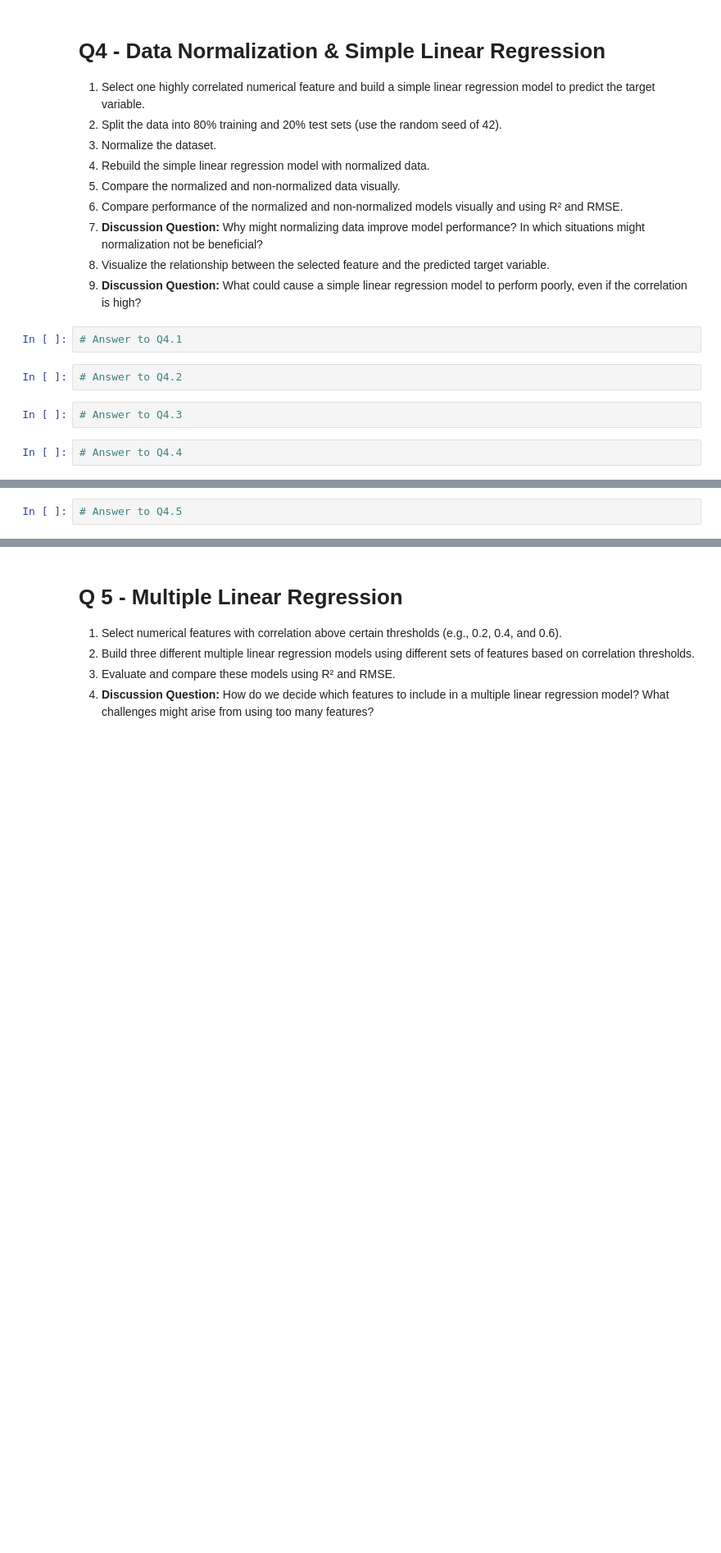
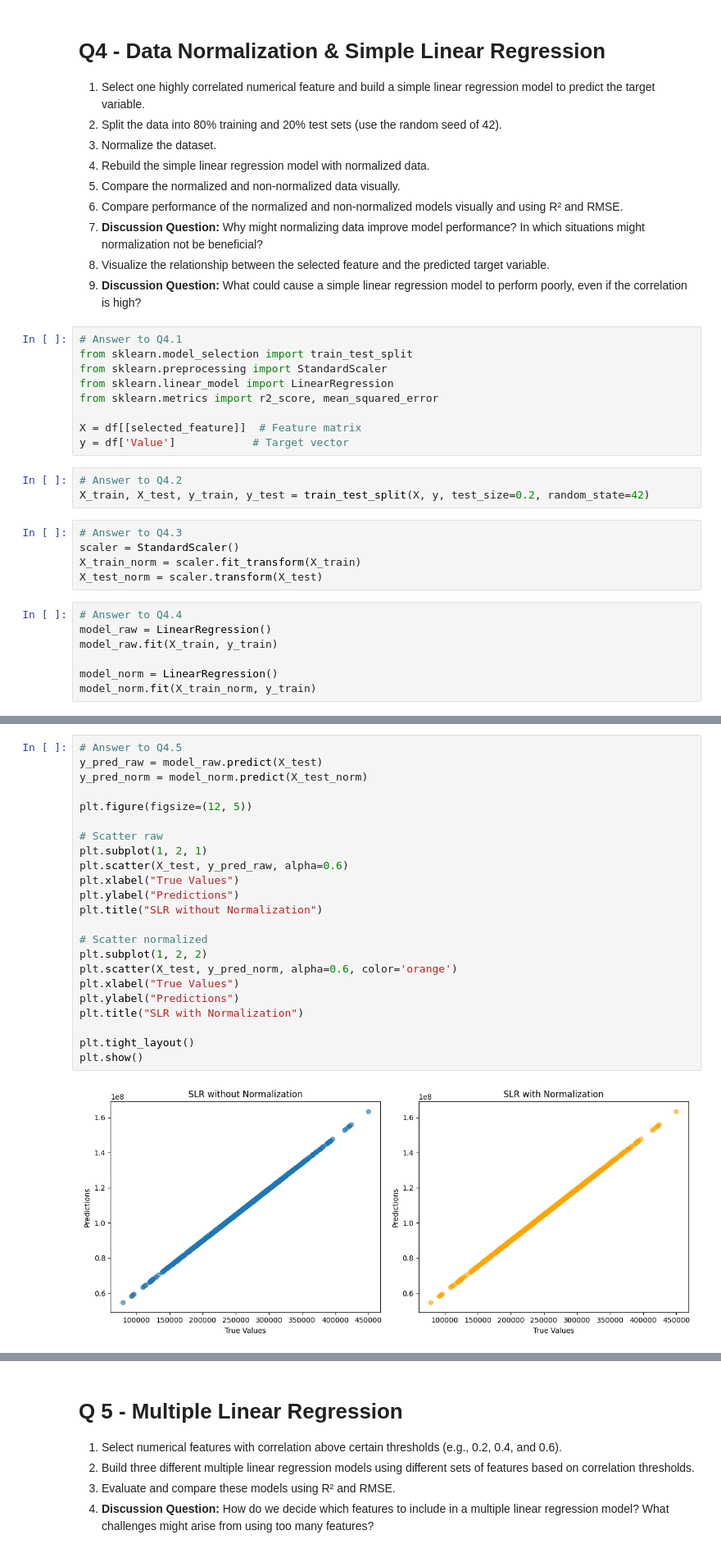
Before and after one commit to issarmank/ds3000-assignment1-linear-regression, a Jupyter notebook: Assignment 1_Linear Regression.ipynb, the cells around one changed output, grey strips where cells are left out. Shown: that part at 82% size. Cells and saved outputs as stored; diff of their text form; blank space fills up the shorter version.

```diff
--- a/Assignment 1_Linear Regression.ipynb
+++ b/Assignment 1_Linear Regression.ipynb
@@ -244,9 +244,25 @@ Most correlated with Value: Wage (r = 0.684)
 9. **Discussion Question:** What could cause a simple linear regression model to perform poorly, even if the correlation is high?
 # %%
 # Answer to Q4.1
+from sklearn.model_selection import train_test_split
+from sklearn.preprocessing import StandardScaler
+from sklearn.linear_model import LinearRegression
+from sklearn.metrics import r2_score, mean_squared_error
+
+X = df[[selected_feature]]  # Feature matrix
+y = df['Value']            # Target vector
 # %%
 # Answer to Q4.2
+X_train, X_test, y_train, y_test = train_test_split(X, y, test_size=0.2, random_state=42)
 # %%
 # Answer to Q4.3
+scaler = StandardScaler()
+X_train_norm = scaler.fit_transform(X_train)
+X_test_norm = scaler.transform(X_test)
 # %%
 # Answer to Q4.4
+model_raw = LinearRegression()
+model_raw.fit(X_train, y_train)
+
+model_norm = LinearRegression()
+model_norm.fit(X_train_norm, y_train)
@@ -253,4 +271,27 @@ Most correlated with Value: Wage (r = 0.684)
 # %%
 # Answer to Q4.5
+y_pred_raw = model_raw.predict(X_test)
+y_pred_norm = model_norm.predict(X_test_norm)
+
+plt.figure(figsize=(12, 5))
+
+# Scatter raw
+plt.subplot(1, 2, 1)
+plt.scatter(X_test, y_pred_raw, alpha=0.6)
+plt.xlabel("True Values")
+plt.ylabel("Predictions")
+plt.title("SLR without Normalization")
+
+# Scatter normalized
+plt.subplot(1, 2, 2)
+plt.scatter(X_test, y_pred_norm, alpha=0.6, color='orange')
+plt.xlabel("True Values")
+plt.ylabel("Predictions")
+plt.title("SLR with Normalization")
+
+plt.tight_layout()
+plt.show()
+# %% [output]
+[figure, added]
 # %%
 # Answer to Q4.6
```
Also changed, not shown: parts of 5 cells of this notebook.
